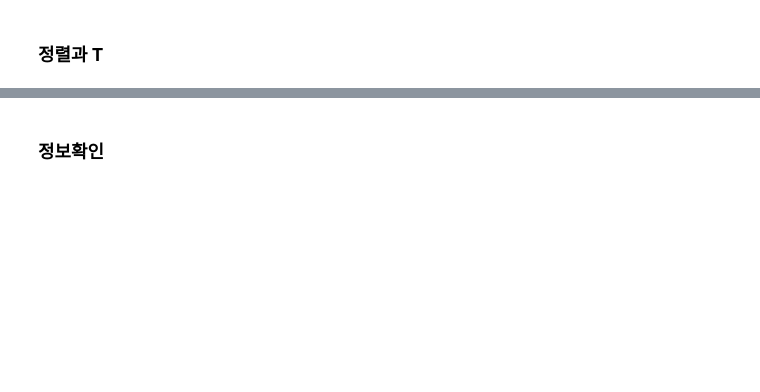
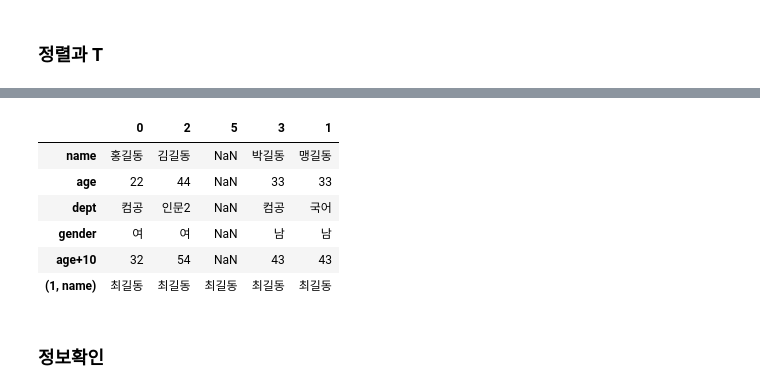
Before and after one commit to 201411096/kosmo_PythonBasic, a Jupyter notebook: eAnalysis/02_pandas_class/Ex01_DataFrame개념.ipynb, the cells around one changed output, grey strips where cells are left out. Saved outputs shown, nothing was run; the diff lists cells and outputs as text; code cells hidden in the pictures; blank space fills up the shorter version.

```diff
--- a/eAnalysis/02_pandas_class/Ex01_DataFrame개념.ipynb
+++ b/eAnalysis/02_pandas_class/Ex01_DataFrame개념.ipynb
@@ -112,3 +357,13 @@ mydata = {
+# %%
+df.T
+# %% [output]
+|  | 0 | 2 | 5 | 3 | 1 |
+| name | 홍길동 | 김길동 | NaN | 박길동 | 맹길동 |
+| age | 22 | 44 | NaN | 33 | 33 |
+| dept | 컴공 | 인문2 | NaN | 컴공 | 국어 |
+| gender | 여 | 여 | NaN | 남 | 남 |
+| age+10 | 32 | 54 | NaN | 43 | 43 |
+| (1, name) | 최길동 | 최길동 | 최길동 | 최길동 | 최길동 |
 # %% [markdown]
 ### 정보확인
 # %%
```
Also changed, not shown: parts of 29 cells of this notebook, 5 other files.
